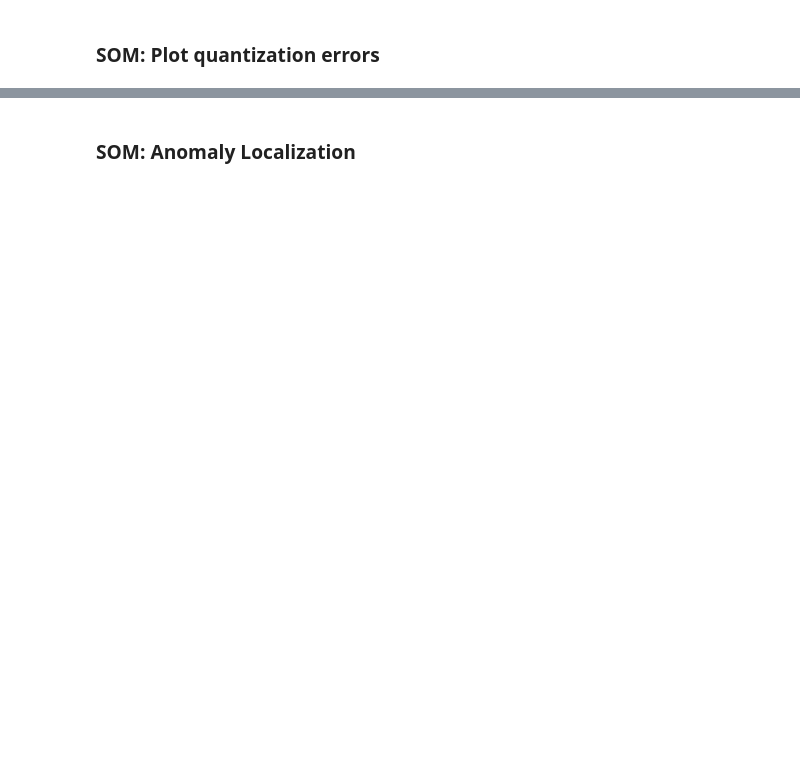
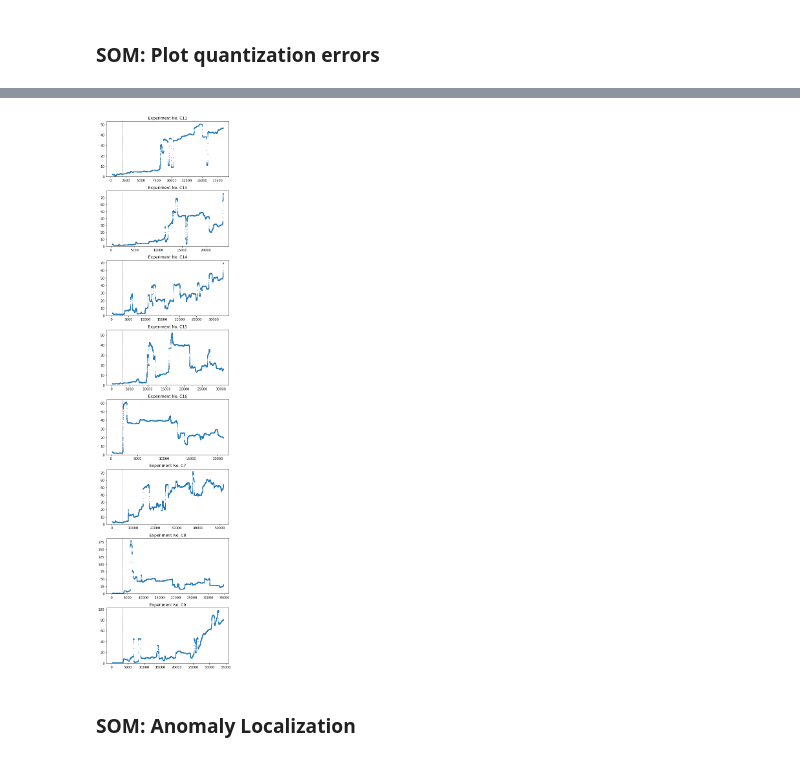
Before and after one commit to dglttr/dm_seminar_ws2020, a Jupyter notebook: notebooks/main.ipynb, the cells around one changed output, grey strips where cells are left out. Saved outputs shown, nothing was run; the diff lists cells and outputs as text; code cells hidden in the pictures; blank space fills up the shorter version.

Commit message:
[MOD] Change params and set plot ylim_bottom to 0

```diff
--- a/notebooks/main.ipynb
+++ b/notebooks/main.ipynb
@@ -108,18 +112,20 @@ def plot_all_experiments(datasets: list, experiment_names: list, test_train_spli
     fig.set_size_inches(6, 24)
 
     for i, dataset in enumerate(datasets):
-            axis = ax[i]
-            axis.scatter(x=dataset.index, y=dataset[0], s=1)
-            axis.set_title(f"Experiment No. {experiment_names[i]}")
+        axis = ax[i]
+        axis.scatter(x=dataset.index, y=dataset[0], s=1)
+        axis.set_title(f"Experiment No. {experiment_names[i]}")
 
-            if test_train_split is not None:    # plot vertical line
-                test_train_split_index = int(len(dataset) * test_train_split)
-                axis.axvline(x=test_train_split_index, color="grey", linestyle="--", linewidth=1)
+        if test_train_split is not None:    # plot vertical line
+            test_train_split_index = int(len(dataset) * test_train_split)
+            axis.axvline(x=test_train_split_index, color="grey", linestyle="--", linewidth=1)
 
-            if ols_line:
-                x = sm.add_constant(dataset.index)
-                y = dataset[0]
-                abline_plot(model_results=sm.OLS(y, x).fit(), ax=axis, color="black", linewidth=1)
+        if ols_line:
+            x = sm.add_constant(dataset.index)
+            y = dataset[0]
+            abline_plot(model_results=sm.OLS(y, x).fit(), ax=axis, color="black", linewidth=1)
+
+        axis.set_ylim(bottom=0.0)   # plot only outliers (decision_function <= 0 umgedreht durch -1 oben)
 
     plt.tight_layout()
 
@@ -135,7 +143,7 @@ print("Utils imported.")
 files = load_data(directory=DATA_DIRECTORY)
 
 # Data normalization
-files = normalize_files(files, normalization_norm=NORMALIZATION_NORM)
+#files = normalize_files(files, normalization_norm=NORMALIZATION_NORM)
 
 # Feature selection
 cols_to_include = ["L_2", "L_6", "L_8", "L_10", "A_5", "B_4", "B_5", "C_5"]  # regression: threshold 0.6
@@ -148,8 +158,8 @@ print("Loaded and preprocessed data.")
 # %% [markdown]
 # SOM
 # %%
-SOM_MAP_X_DIMENSION = 10      # 50 as taken from research paper
-SOM_MAP_Y_DIMENSION = 10     # 50 as taken from research paper
+SOM_MAP_X_DIMENSION = 50      # 50 as taken from research paper
+SOM_MAP_Y_DIMENSION = 50     # 50 as taken from research paper
 SOM_TRAINING_EPOCHS = 10000
 
 def train_model(training_data):
@@ -191,6 +225,8 @@ print("Quantization errors computed.")
 # %%
 plot_all_experiments(rolling_medians_som, EXPERIMENT_NAMES, test_train_split=TEST_TRAIN_SPLIT,
-                     ols_line=True, savefig=f"C:/Users/Daniel/Desktop/som_final_qerror.png")
+                     ols_line=True, savefig=f"C:/Users/Daniel/Desktop/som_final_qerror_50x50_10000epochs_noNorm.png")
+# %% [output]
+[figure, added]
 # %% [markdown]
 ### SOM: Anomaly Localization
 # %%
```
Also changed, not shown: parts of 13 cells of this notebook.
